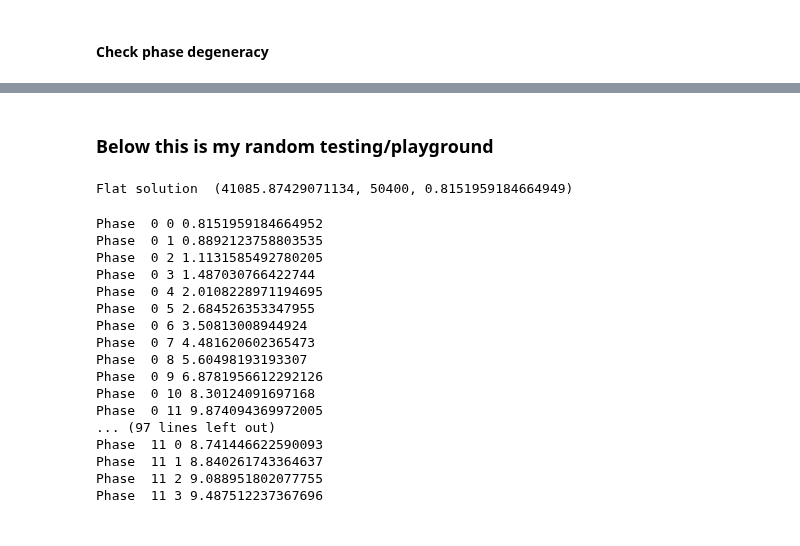
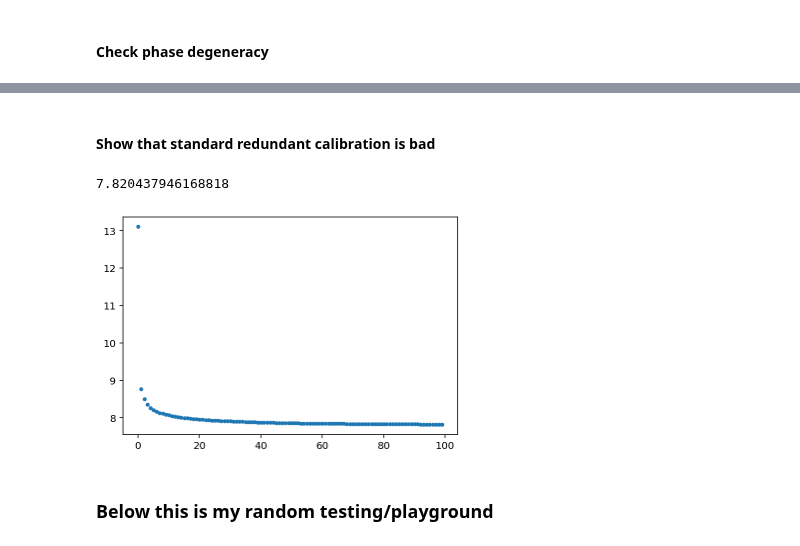
Before and after one commit to pecom/red-calibration, a Jupyter notebook: RealArrayTests.ipynb, the cells around one changed output, grey strips where cells are left out. Cells and saved outputs as stored; diff of their text form; code cells hidden in the pictures.

```diff
--- a/RealArrayTests.ipynb
+++ b/RealArrayTests.ipynb
@@ -641,2 +645,14 @@ Flat solution  (50424.437661409684, 50400, 1.000484874234319)
+# %% [markdown]
+#### Show that standard redundant calibration is bad
+# %%
+bad_guess = np.random.normal(0, 1, (len(vis_true), 2)).view(np.complex128).flatten()
+# %%
+chig, chiv, c, n = chimincal(100, data, beam_comp_phase, bad_guess, ant_i, ant_j, visndx, delta=.4)
+# %%
+plt.plot(c, '.');
+print(c[-1])
+# %% [output]
+7.820437946168818
+[figure, added]
 # %% [markdown]
 ### Below this is my random testing/playground <a name="playground"></a>
@@ -646,7 +658,0 @@ bguess = itersolve[1]
-# %%
-phase_vis, phase_guess = scale_phased(vguess, bguess, 1, correct_phase, n2b, n_beam)
-
-pita = flat_model(phase_vis, phase_guess, gains_true, ant_i, ant_j, flatndx)
-print("Flat solution ", gen_chi2(data, pita, noise))
-# %% [output]
-Flat solution  (41085.87429071134, 50400, 0.8151959184664949)
@@ -667,20 +658,0 @@ def pred_phaser(pred, data, visndx, grid_max, Nside, n_beam, n2t):
-# %%
-pred_phaser(challah, data, visndx, 300, Nside*10, n_beam, n2t)
-# %% [output]
-Phase  0 0 0.8151959184664952
-Phase  0 1 0.8892123758803535
-Phase  0 2 1.1131585492780205
-Phase  0 3 1.487030766422744
-Phase  0 4 2.0108228971194695
-Phase  0 5 2.684526353347955
-Phase  0 6 3.50813008944924
-Phase  0 7 4.481620602365473
-Phase  0 8 5.60498193193307
-Phase  0 9 6.8781956612292126
-Phase  0 10 8.30124091697168
-Phase  0 11 9.874094369972005
-... (97 lines left out)
-Phase  11 0 8.741446622590093
-Phase  11 1 8.840261743364637
-Phase  11 2 9.088951802077755
-Phase  11 3 9.487512237367696
```
Also changed, not shown: parts of 30 cells of this notebook.
